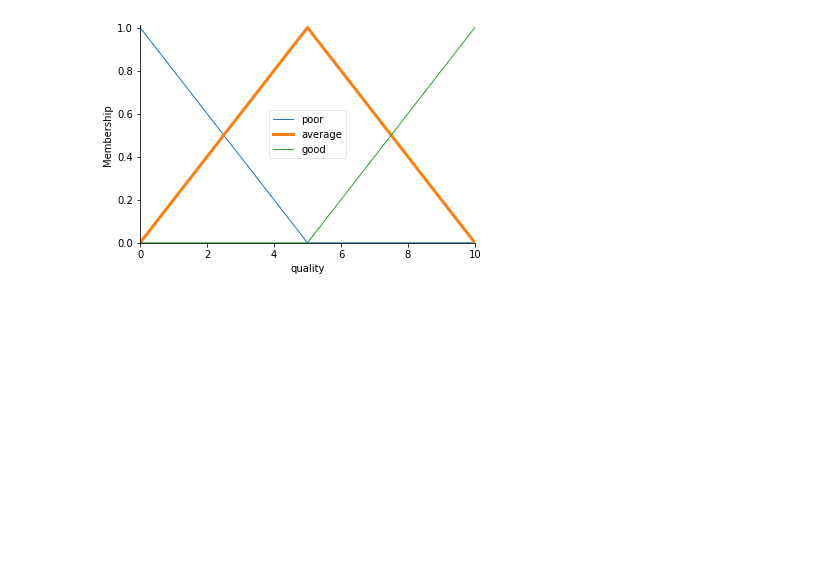
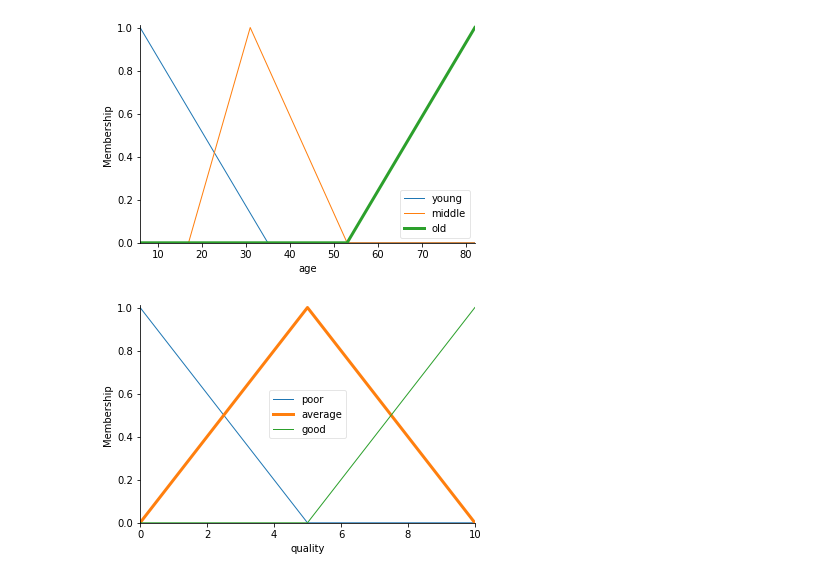
Before and after one commit to XoneKone/FuzzyLab, a Jupyter notebook: Fuzzy_example.ipynb, the cells around one changed output. Drawn from its saved outputs; the diff is of its cells as text; code cells hidden in the pictures; blank space fills up the shorter version.

Commit message:
Creating the functions
idk how to use sigma

```diff
--- a/Fuzzy_example.ipynb
+++ b/Fuzzy_example.ipynb
@@ -27,7 +41,16 @@ data
+# %%
+age_data = pd.Series(data['age'].sort_values().tolist())
+bcl_data = pd.Series(data['age'].sort_values().tolist())
+aoc_data = pd.Series(data['age'].sort_values().tolist())
+mi_data = pd.Series(data['age'].sort_values().tolist())
 # %%
-#example
-# New Antecedent/Consequent objects hold universe variables and membership
-# functions
-quality = ctrl.Antecedent(np.arange(0, 11, 1), 'quality')
-service = ctrl.Antecedent(np.arange(0, 11, 1), 'service')
-tip = ctrl.Consequent(np.arange(0, 26, 1), 'tip')
+age = ctrl.Antecedent(age_data, 'age')
+
+blood_sugar_level = ctrl.Antecedent(bcl_data, 'blood_sugar_level')
+
+amount_of_carbohydrates = ctrl.Antecedent(aoc_data, 'amount_of_carbohydrates')
+
+mass_indexes= ctrl.Antecedent(mi_data, 'mass_indexes')
+
+
+risk_of_diabetes = ctrl.Consequent(np.arange(0, 101, 1), 'risk_of_diabetes')
@@ -37,0 +57,5 @@ service.automf(3)
+# %%
+# Подготовка данных age для отрезков low, medium, high
+low_data_age = age_data[age_data <= (mean_age)]
+medium_data_age = age_data[((mean_age -std_age) <= age_data) & (age_data <= (mean_age + std_age))]
+high_data_age = age_data[age_data >= (mean_age)]
@@ -38,6 +77,5 @@ service.automf(3)
 # %%
-# Custom membership functions can be built interactively with a familiar,
-# Pythonic API
-tip['low'] = fuzz.trimf(tip.universe, [0, 0, 13])
-tip['medium'] = fuzz.trimf(tip.universe, [0, 13, 25])
-tip['high'] = fuzz.trimf(tip.universe, [13, 25, 25])
+# Назначение функций принадлежности
+age['young'] = fuzz.trimf(np.array(age_data),[low_data_age.min(),low_data_age.min(),low_data_age.max()])
+age['middle']= fuzz.trimf(np.array(age_data),[medium_data_age.min(),medium_data_age[medium_data_age.idxmin() + int((medium_data_age.idxmax() - medium_data_age.idxmin())/2)],medium_data_age.max()])
+age['old'] = fuzz.trimf(np.array(age_data),[medium_data_age.max(),high_data_age.max(),high_data_age.max()])
@@ -44,3 +101,7 @@ tip['high'] = fuzz.trimf(tip.universe, [13, 25, 25])
+# %%
+age['old'].view()
+# %% [output]
+[figure, added]
 # %%
 # You can see how these look with .view()
 quality['average'].view()
```
Also changed, not shown: parts of 12 cells of this notebook.
